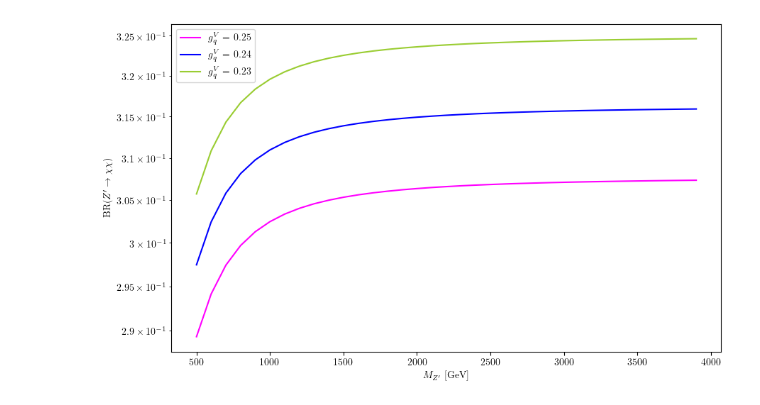
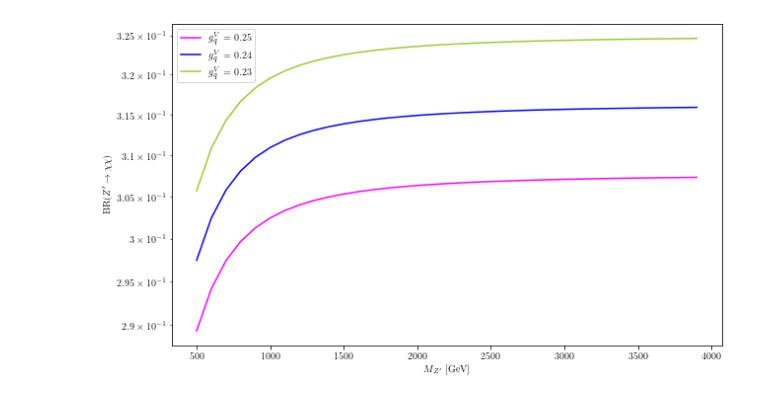
Before and after one commit to SModelS/smodelsv3-paper, a Jupyter notebook: notebooks/BR_Zp_Decays.ipynb, the cells around one changed output. Cells and saved outputs as stored; diff of their text form; code cells hidden in the pictures.

```diff
--- a/notebooks/BR_Zp_Decays.ipynb
+++ b/notebooks/BR_Zp_Decays.ipynb
@@ -104,11 +104,12 @@ plt.show()
 # %%
+plt.figure(figsize=(10,6))
 plt.plot(MZp_list, BRXdXd_list, label=r'$g_{q}^{V} = $ 0.25 ', color='magenta', linestyle='solid')
 plt.plot(MZp_list, BRXdXd_list2, label=r'$g_{q}^{V} = $ 0.24 ', color='blue', linestyle='solid')
 plt.plot(MZp_list, BRXdXd_list3, label=r'$g_{q}^{V} = $ 0.23', color='yellowgreen', linestyle='solid')
 plt.xlabel(r'$M_{Z^{\prime}}$ [GeV]')
 plt.ylabel(r'BR($Z^{\prime} \rightarrow \chi \chi$)')
 plt.yscale('log')
 plt.legend()
 plt.show()
 # %% [output]
-[figure, old version]
+[figure, new version]
```
Also changed, not shown: parts of 1 cell of this notebook, 3 other files.
